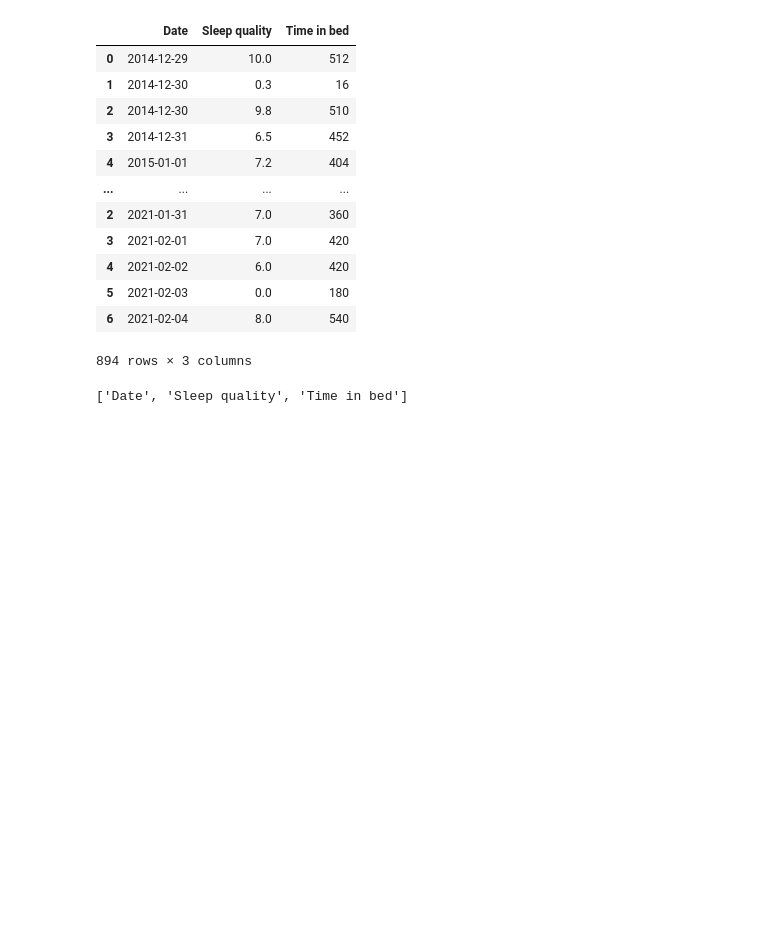
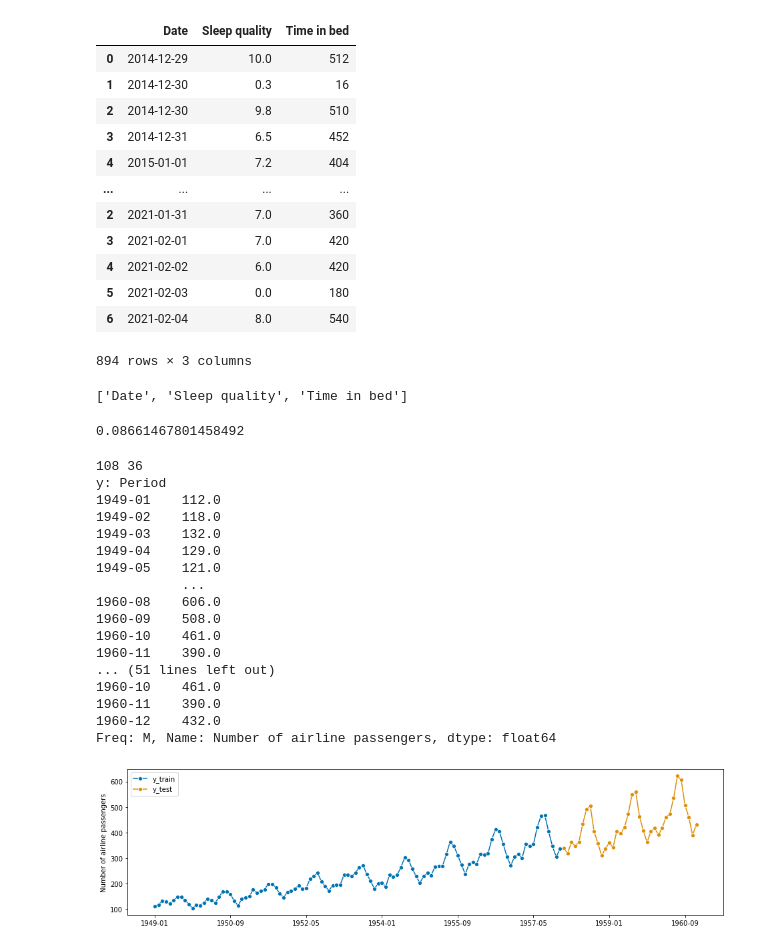
Before and after one commit to luiszugasti/sleep_stats, a Jupyter notebook: scrap_notebook/scrap.ipynb, the cells around one changed output. Drawn from its saved outputs; the diff is of its cells as text; code cells hidden in the pictures; blank space fills up the shorter version.

```diff
--- a/scrap_notebook/scrap.ipynb
+++ b/scrap_notebook/scrap.ipynb
@@ -130,3 +131,38 @@ result
 list(result)
 # %% [output]
 ['Date', 'Sleep quality', 'Time in bed']
+# %%
+y = load_airline() # numpy array
+y_train, y_test = temporal_train_test_split(y, test_size=36)
+fh = ForecastingHorizon(y_test.index, is_relative=False)
+forecaster = ThetaForecaster(sp=12)  # monthly seasonal periodicity
+forecaster.fit(y_train)
+y_pred = forecaster.predict(fh)
+smape_loss(y_test, y_pred)
+# %% [output]
+0.08661467801458492
+# %%
+plot_series(y_train, y_test, labels=["y_train", "y_test"])
+print(y_train.shape[0], y_test.shape[0])
+print("y:", y)
+print("\ny_train:", y_train)
+print("\ny_test:", y_test)
+# %% [output]
+108 36
+y: Period
+1949-01    112.0
+1949-02    118.0
+1949-03    132.0
+1949-04    129.0
+1949-05    121.0
+           ...
+1960-08    606.0
+1960-09    508.0
+1960-10    461.0
+1960-11    390.0
+... (51 lines left out)
+1960-10    461.0
+1960-11    390.0
+1960-12    432.0
+Freq: M, Name: Number of airline passengers, dtype: float64
+[figure, added]
```
Also changed, not shown: parts of 11 cells of this notebook, 1 other file.
